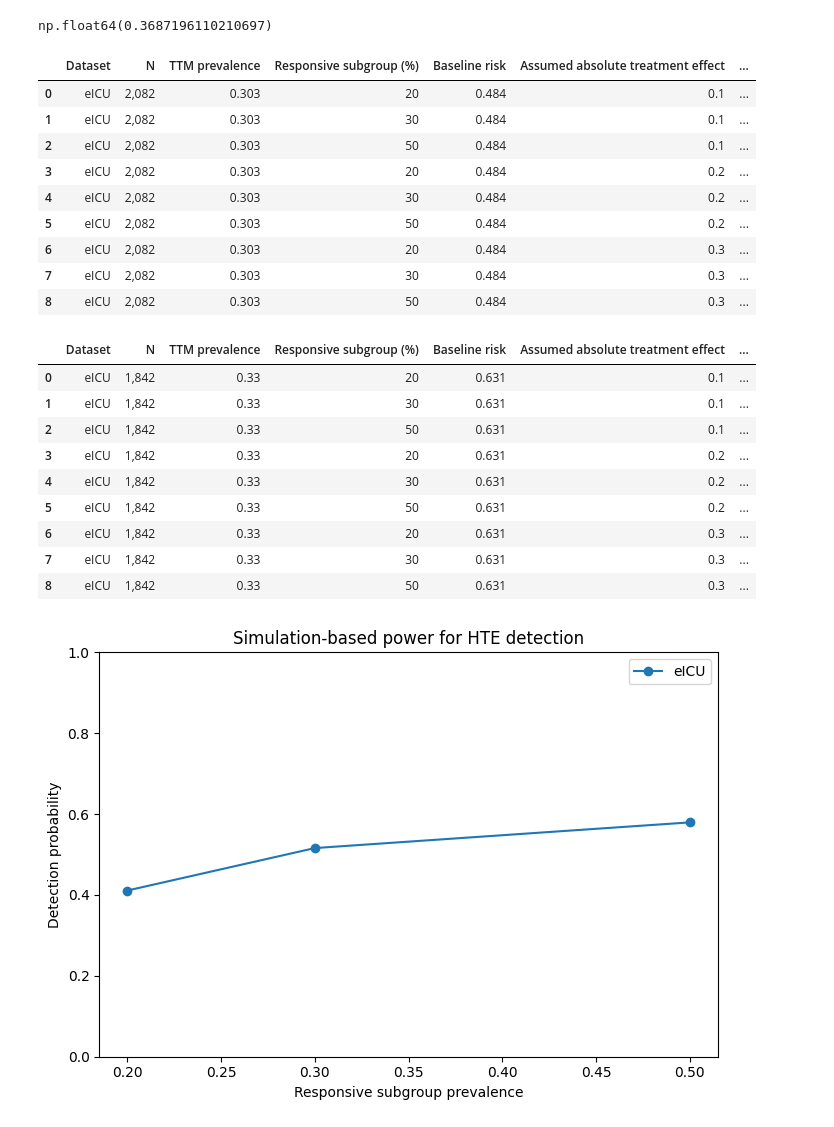
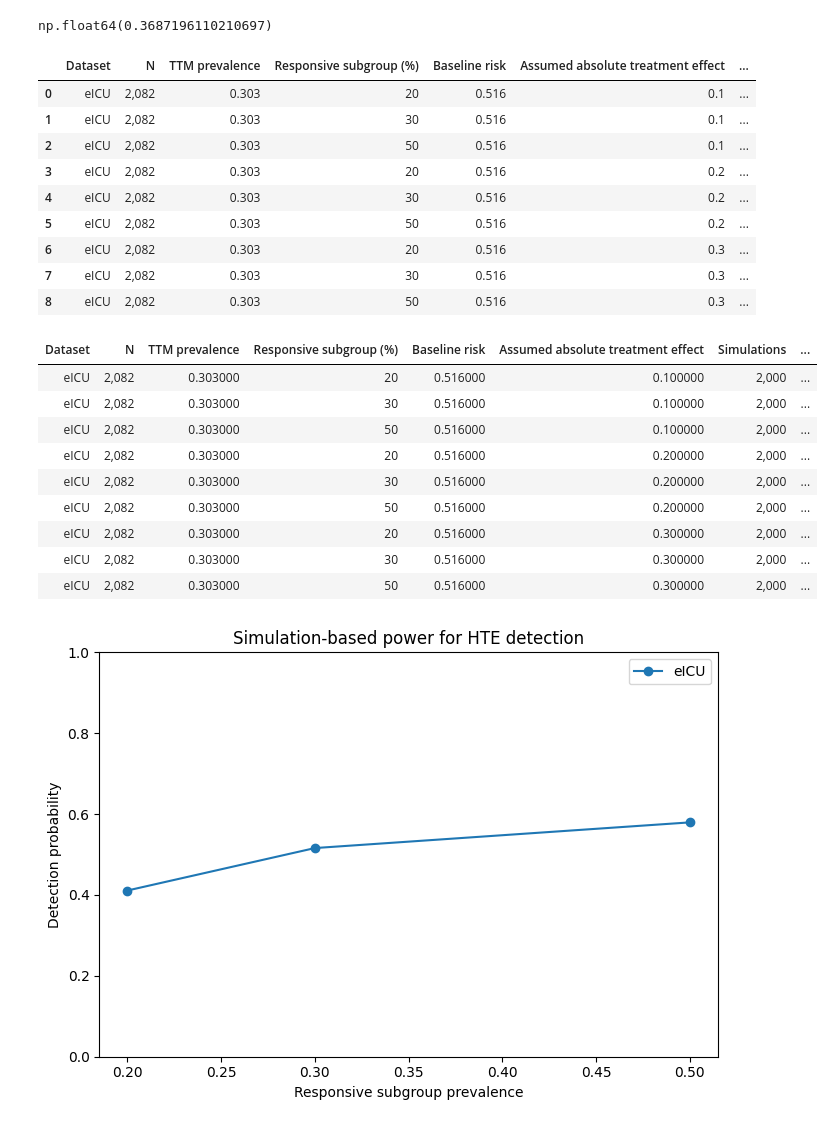
Before and after one commit to michelraskin/ttmhte, a Jupyter notebook: eICU/eICUAnalysisDML.ipynb, the cells around one changed output. Cells and saved outputs as stored; diff of their text form; code cells hidden in the pictures.

```diff
--- a/eICU/eICUAnalysisDML.ipynb
+++ b/eICU/eICUAnalysisDML.ipynb
@@ -816,7 +1068,7 @@ X_all = np.concatenate([myNewXTrain, myNewXTest])
 Y_all = np.concatenate([y_train, y_test])
 baseline_risk = Y_all[T_all == 0].mean()
 dataset_specs = {
-    "eICU": {"n": 2082, "treat_prev": 0.303, "baseline_risk": 1-baseline_risk},
+    "eICU": {"n": 2082, "treat_prev": 0.303, "baseline_risk": baseline_risk},
 }
 
 results = []
@@ -876,27 +1128,28 @@ power_table_paper.to_csv('power.csv')
 power_table_paper
 # %% [output]
 |  | Dataset | N | TTM prevalence | Responsive subgroup (%) | Baseline risk | Assumed absolute treatment effect | ... |
-| 0 | eICU | 2,082 | 0.303 | 20 | 0.484 | 0.1 | ... |
-| 1 | eICU | 2,082 | 0.303 | 30 | 0.484 | 0.1 | ... |
-| 2 | eICU | 2,082 | 0.303 | 50 | 0.484 | 0.1 | ... |
-| 3 | eICU | 2,082 | 0.303 | 20 | 0.484 | 0.2 | ... |
-| 4 | eICU | 2,082 | 0.303 | 30 | 0.484 | 0.2 | ... |
-| 5 | eICU | 2,082 | 0.303 | 50 | 0.484 | 0.2 | ... |
-| 6 | eICU | 2,082 | 0.303 | 20 | 0.484 | 0.3 | ... |
-| 7 | eICU | 2,082 | 0.303 | 30 | 0.484 | 0.3 | ... |
-| 8 | eICU | 2,082 | 0.303 | 50 | 0.484 | 0.3 | ... |
+| 0 | eICU | 2,082 | 0.303 | 20 | 0.516 | 0.1 | ... |
+| 1 | eICU | 2,082 | 0.303 | 30 | 0.516 | 0.1 | ... |
+| 2 | eICU | 2,082 | 0.303 | 50 | 0.516 | 0.1 | ... |
+| 3 | eICU | 2,082 | 0.303 | 20 | 0.516 | 0.2 | ... |
+| 4 | eICU | 2,082 | 0.303 | 30 | 0.516 | 0.2 | ... |
+| 5 | eICU | 2,082 | 0.303 | 50 | 0.516 | 0.2 | ... |
+| 6 | eICU | 2,082 | 0.303 | 20 | 0.516 | 0.3 | ... |
+| 7 | eICU | 2,082 | 0.303 | 30 | 0.516 | 0.3 | ... |
+| 8 | eICU | 2,082 | 0.303 | 50 | 0.516 | 0.3 | ... |
 # %%
+power_table_paper.style.hide(axis='index')
 # %% [output]
-|  | Dataset | N | TTM prevalence | Responsive subgroup (%) | Baseline risk | Assumed absolute treatment effect | ... |
-| 0 | eICU | 1,842 | 0.33 | 20 | 0.631 | 0.1 | ... |
-| 1 | eICU | 1,842 | 0.33 | 30 | 0.631 | 0.1 | ... |
-| 2 | eICU | 1,842 | 0.33 | 50 | 0.631 | 0.1 | ... |
-| 3 | eICU | 1,842 | 0.33 | 20 | 0.631 | 0.2 | ... |
-| 4 | eICU | 1,842 | 0.33 | 30 | 0.631 | 0.2 | ... |
-| 5 | eICU | 1,842 | 0.33 | 50 | 0.631 | 0.2 | ... |
-| 6 | eICU | 1,842 | 0.33 | 20 | 0.631 | 0.3 | ... |
-| 7 | eICU | 1,842 | 0.33 | 30 | 0.631 | 0.3 | ... |
-| 8 | eICU | 1,842 | 0.33 | 50 | 0.631 | 0.3 | ... |
+| Dataset | N | TTM prevalence | Responsive subgroup (%) | Baseline risk | Assumed absolute treatment effect | Simulations | ... |
+| eICU | 2,082 | 0.303000 | 20 | 0.516000 | 0.100000 | 2,000 | ... |
+| eICU | 2,082 | 0.303000 | 30 | 0.516000 | 0.100000 | 2,000 | ... |
+| eICU | 2,082 | 0.303000 | 50 | 0.516000 | 0.100000 | 2,000 | ... |
+| eICU | 2,082 | 0.303000 | 20 | 0.516000 | 0.200000 | 2,000 | ... |
+| eICU | 2,082 | 0.303000 | 30 | 0.516000 | 0.200000 | 2,000 | ... |
+| eICU | 2,082 | 0.303000 | 50 | 0.516000 | 0.200000 | 2,000 | ... |
+| eICU | 2,082 | 0.303000 | 20 | 0.516000 | 0.300000 | 2,000 | ... |
+| eICU | 2,082 | 0.303000 | 30 | 0.516000 | 0.300000 | 2,000 | ... |
+| eICU | 2,082 | 0.303000 | 50 | 0.516000 | 0.300000 | 2,000 | ... |
 # %%
 import matplotlib.pyplot as plt
 
```
Also changed, not shown: parts of 4 cells of this notebook, 18 other files.
